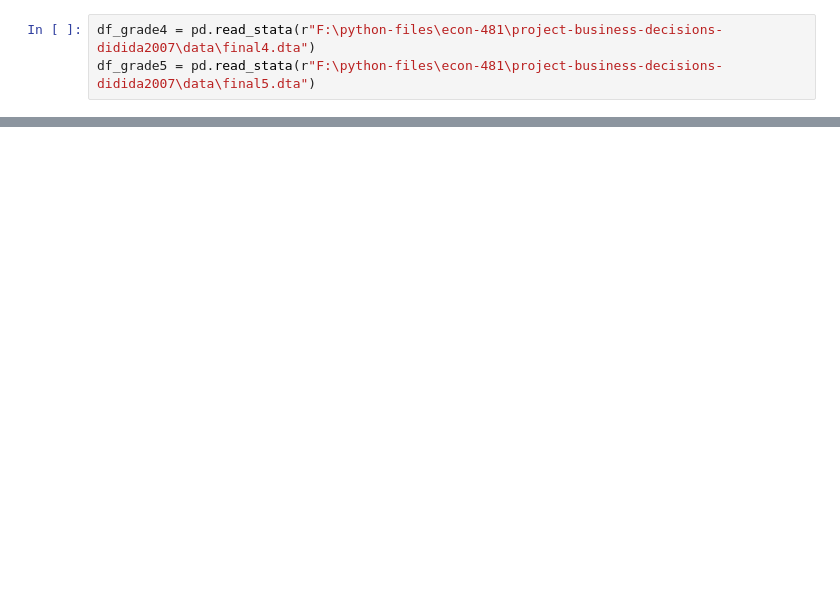
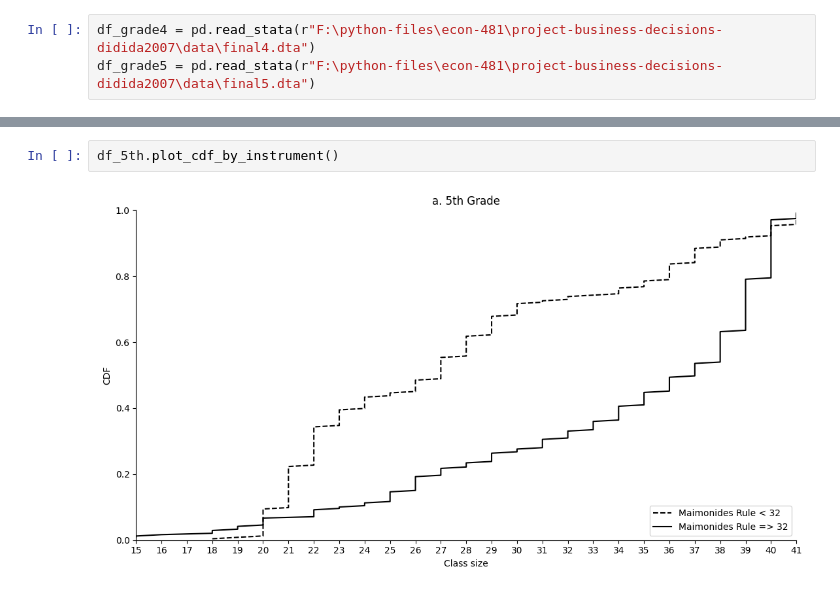
Before and after one commit to eisenhauerIO/project-business-decisions-didida2007, a Jupyter notebook: my-project.ipynb, the cells around one changed output, grey strips where cells are left out. Drawn from its saved outputs; the diff is of its cells as text; blank space fills up the shorter version.

```diff
--- a/my-project.ipynb
+++ b/my-project.ipynb
@@ -290,0 +197,4 @@ plot_residual(df_grade5)
+# %%
+df_5th.plot_cdf_by_instrument()
+# %% [output]
+[figure, added]
```
Also changed, not shown: parts of 22 cells of this notebook, 4 other files.
